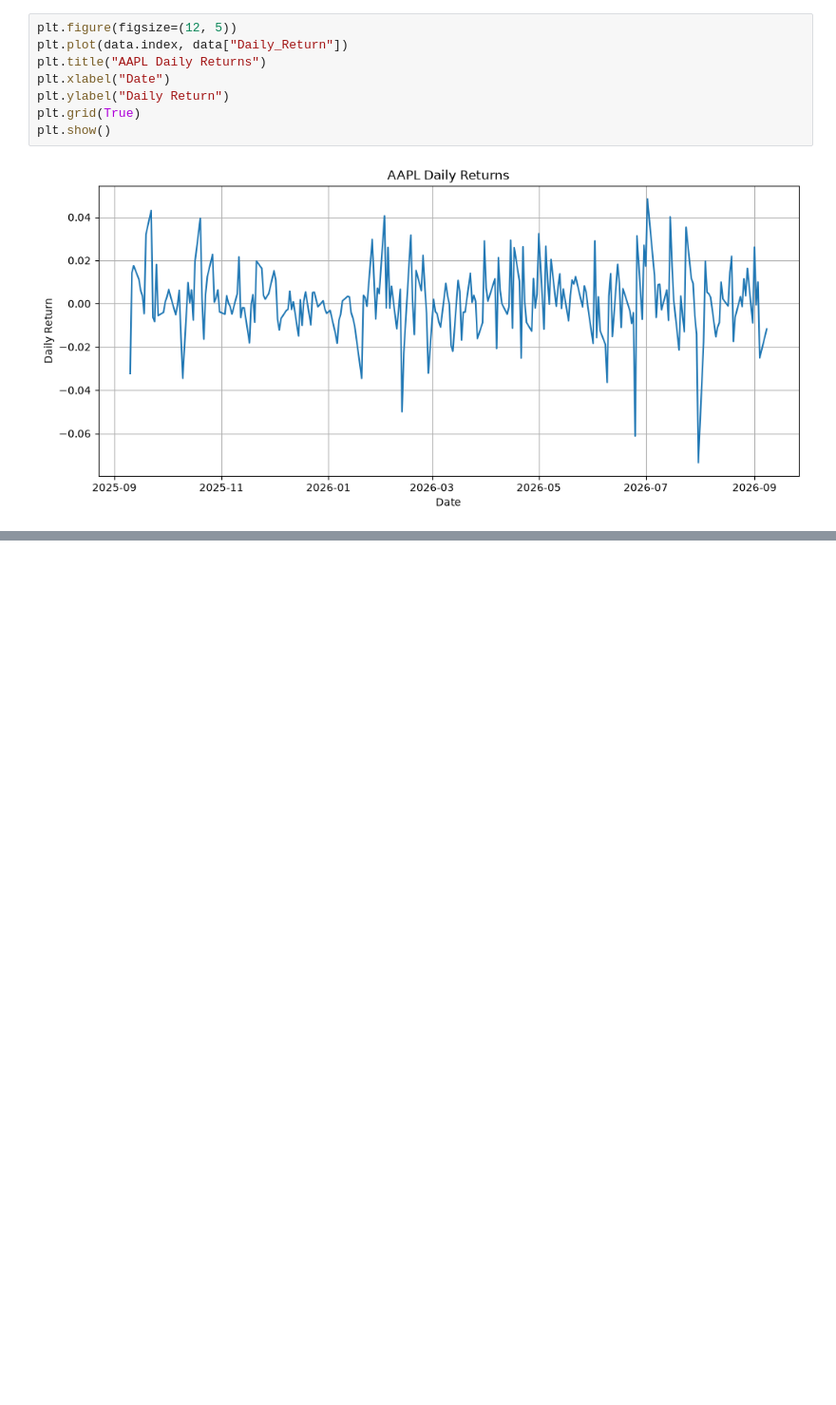
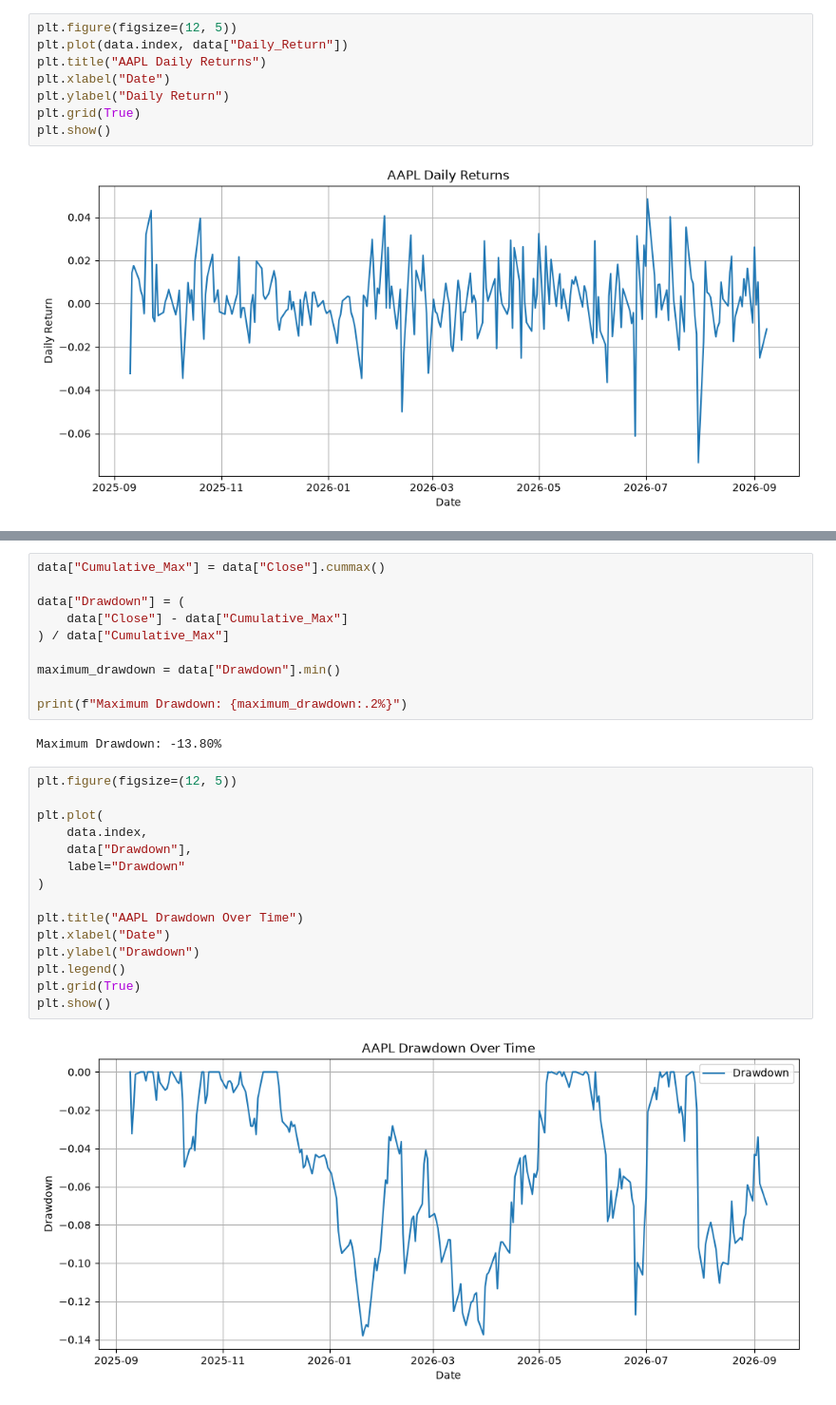
Before and after one commit to gunikatulsyan/EquiLens, a Jupyter notebook: notebooks/01_data_exploration.ipynb, the cells around one changed output, grey strips where cells are left out. Shown at 95% size. Cells and saved outputs as stored; diff of their text form; blank space fills up the shorter version.

```diff
--- a/notebooks/01_data_exploration.ipynb
+++ b/notebooks/01_data_exploration.ipynb
@@ -117,0 +223,29 @@ plt.show()
+# %%
+data["Cumulative_Max"] = data["Close"].cummax()
+
+data["Drawdown"] = (
+    data["Close"] - data["Cumulative_Max"]
+) / data["Cumulative_Max"]
+
+maximum_drawdown = data["Drawdown"].min()
+
+print(f"Maximum Drawdown: {maximum_drawdown:.2%}")
+# %% [output]
+Maximum Drawdown: -13.80%
+# %%
+plt.figure(figsize=(12, 5))
+
+plt.plot(
+    data.index,
+    data["Drawdown"],
+    label="Drawdown"
+)
+
+plt.title("AAPL Drawdown Over Time")
+plt.xlabel("Date")
+plt.ylabel("Drawdown")
+plt.legend()
+plt.grid(True)
+plt.show()
+# %% [output]
+[figure, added]
```
Also changed, not shown: parts of 14 cells of this notebook.
